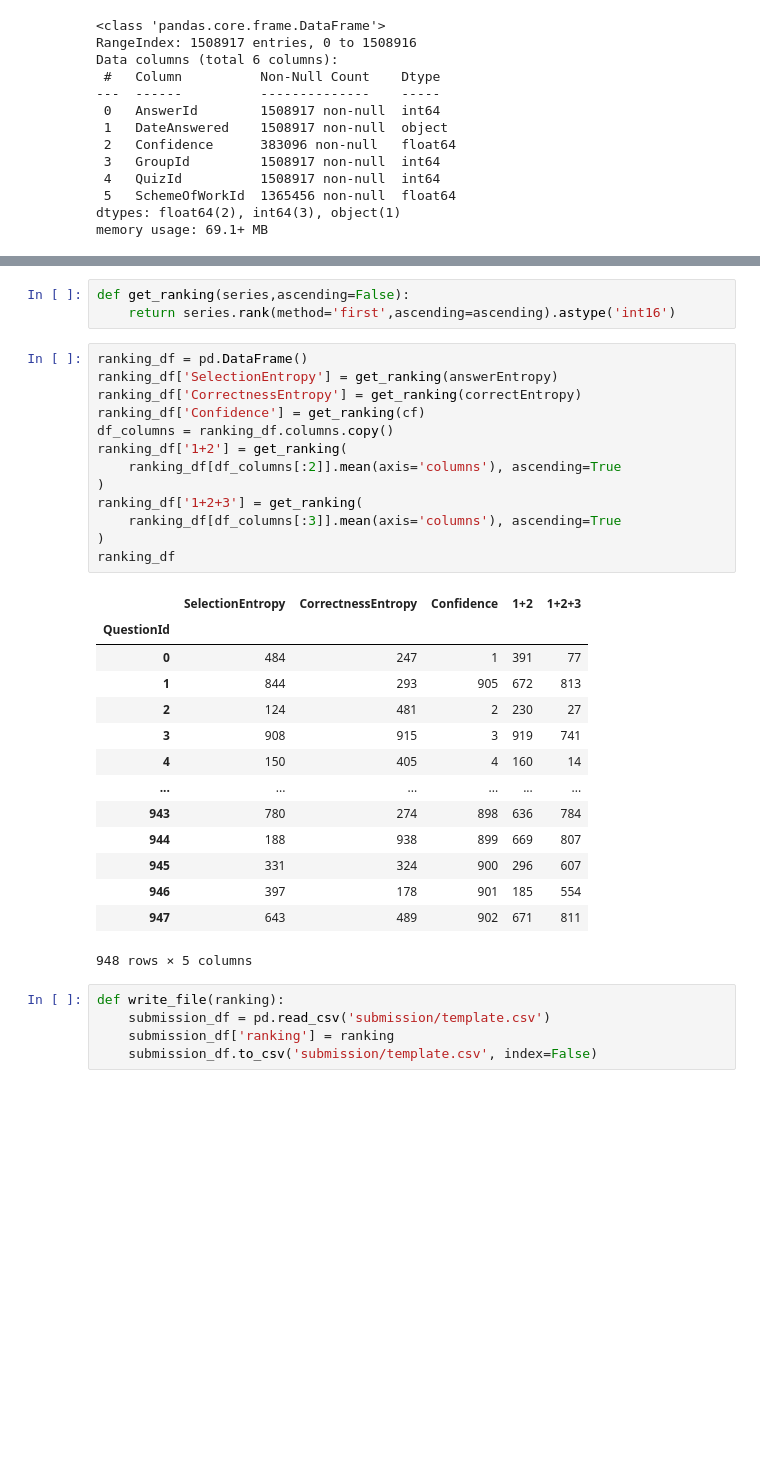
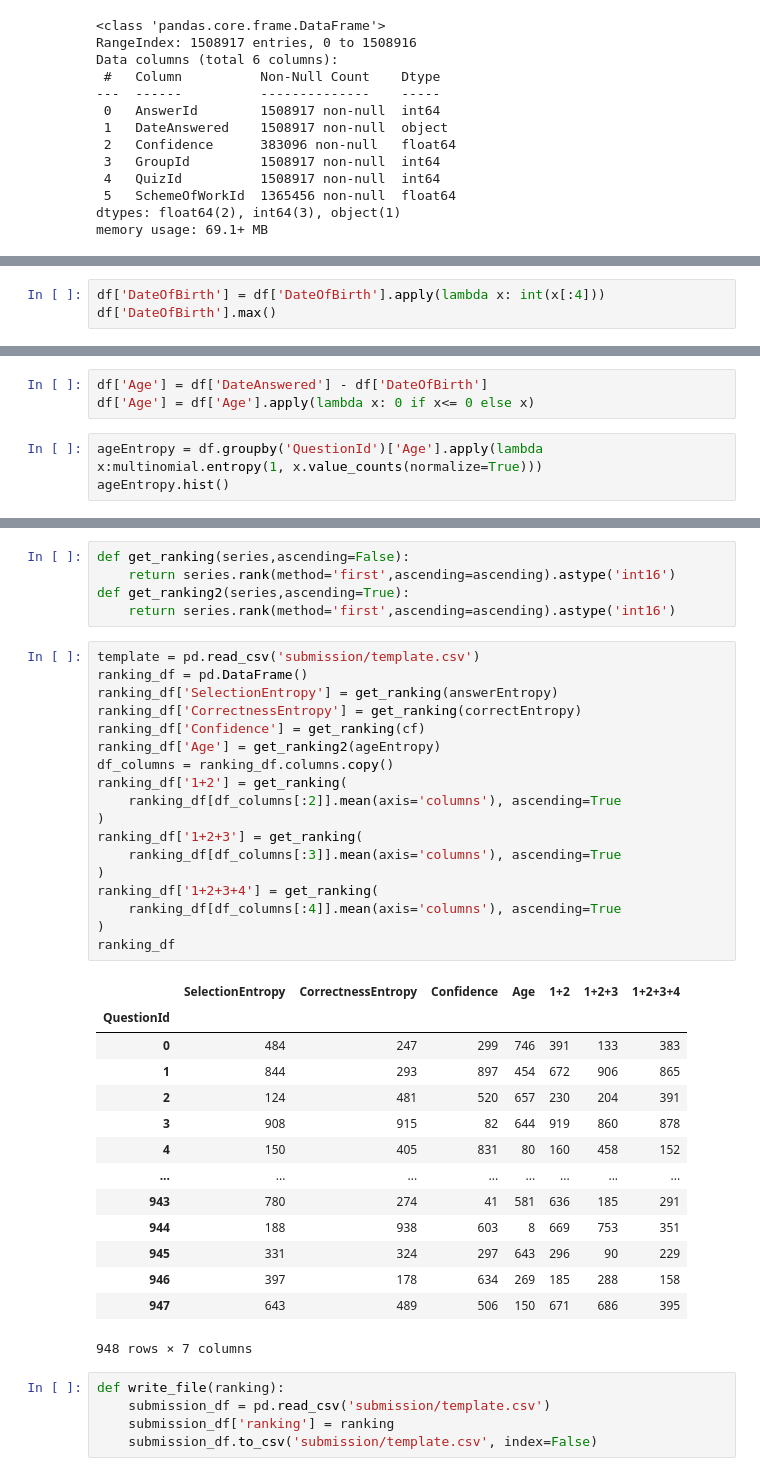
Before and after one commit to BCHSBC/ML_assignment, a Jupyter notebook: 20182646.ipynb, the cells around one changed output, grey strips where cells are left out. Drawn from its saved outputs; the diff is of its cells as text; blank space fills up the shorter version.

```diff
--- a/20182646.ipynb
+++ b/20182646.ipynb
@@ -74,0 +125,3 @@ cf.hist()
+# %%
+df['DateOfBirth'] = df['DateOfBirth'].apply(lambda x: int(x[:4]))
+df['DateOfBirth'].max()
@@ -74,0 +130,6 @@ cf.hist()
+# %%
+df['Age'] = df['DateAnswered'] - df['DateOfBirth']
+df['Age'] = df['Age'].apply(lambda x: 0 if x<= 0 else x)
+# %%
+ageEntropy = df.groupby('QuestionId')['Age'].apply(lambda x:multinomial.entropy(1, x.value_counts(normalize=True)))
+ageEntropy.hist()
@@ -75,34 +139,41 @@ cf.hist()
 # %%
 def get_ranking(series,ascending=False):
     return series.rank(method='first',ascending=ascending).astype('int16')
+def get_ranking2(series,ascending=True):
+    return series.rank(method='first',ascending=ascending).astype('int16')
 # %%
+template = pd.read_csv('submission/template.csv')
 ranking_df = pd.DataFrame()
 ranking_df['SelectionEntropy'] = get_ranking(answerEntropy)
 ranking_df['CorrectnessEntropy'] = get_ranking(correctEntropy)
 ranking_df['Confidence'] = get_ranking(cf)
+ranking_df['Age'] = get_ranking2(ageEntropy)
 df_columns = ranking_df.columns.copy()
 ranking_df['1+2'] = get_ranking(
     ranking_df[df_columns[:2]].mean(axis='columns'), ascending=True
 )
 ranking_df['1+2+3'] = get_ranking(
     ranking_df[df_columns[:3]].mean(axis='columns'), ascending=True
 )
+ranking_df['1+2+3+4'] = get_ranking(
+    ranking_df[df_columns[:4]].mean(axis='columns'), ascending=True
+)
 ranking_df
 # %% [output]
-|  | SelectionEntropy | CorrectnessEntropy | Confidence | 1+2 | 1+2+3 |
-| QuestionId |  |  |  |  |  |
-| 0 | 484 | 247 | 1 | 391 | 77 |
-| 1 | 844 | 293 | 905 | 672 | 813 |
-| 2 | 124 | 481 | 2 | 230 | 27 |
-| 3 | 908 | 915 | 3 | 919 | 741 |
-| 4 | 150 | 405 | 4 | 160 | 14 |
-| ... | ... | ... | ... | ... | ... |
-| 943 | 780 | 274 | 898 | 636 | 784 |
-| 944 | 188 | 938 | 899 | 669 | 807 |
-| 945 | 331 | 324 | 900 | 296 | 607 |
-| 946 | 397 | 178 | 901 | 185 | 554 |
-| 947 | 643 | 489 | 902 | 671 | 811 |
+|  | SelectionEntropy | CorrectnessEntropy | Confidence | Age | 1+2 | 1+2+3 | 1+2+3+4 |
+| QuestionId |  |  |  |  |  |  |  |
+| 0 | 484 | 247 | 299 | 746 | 391 | 133 | 383 |
+| 1 | 844 | 293 | 897 | 454 | 672 | 906 | 865 |
+| 2 | 124 | 481 | 520 | 657 | 230 | 204 | 391 |
+| 3 | 908 | 915 | 82 | 644 | 919 | 860 | 878 |
+| 4 | 150 | 405 | 831 | 80 | 160 | 458 | 152 |
+| ... | ... | ... | ... | ... | ... | ... | ... |
+| 943 | 780 | 274 | 41 | 581 | 636 | 185 | 291 |
+| 944 | 188 | 938 | 603 | 8 | 669 | 753 | 351 |
+| 945 | 331 | 324 | 297 | 643 | 296 | 90 | 229 |
+| 946 | 397 | 178 | 634 | 269 | 185 | 288 | 158 |
+| 947 | 643 | 489 | 506 | 150 | 671 | 686 | 395 |
-948 rows × 5 columns
+948 rows × 7 columns
 # %%
 def write_file(ranking):
     submission_df = pd.read_csv('submission/template.csv')
```
Also changed, not shown: parts of 14 cells of this notebook, 1 other file.
